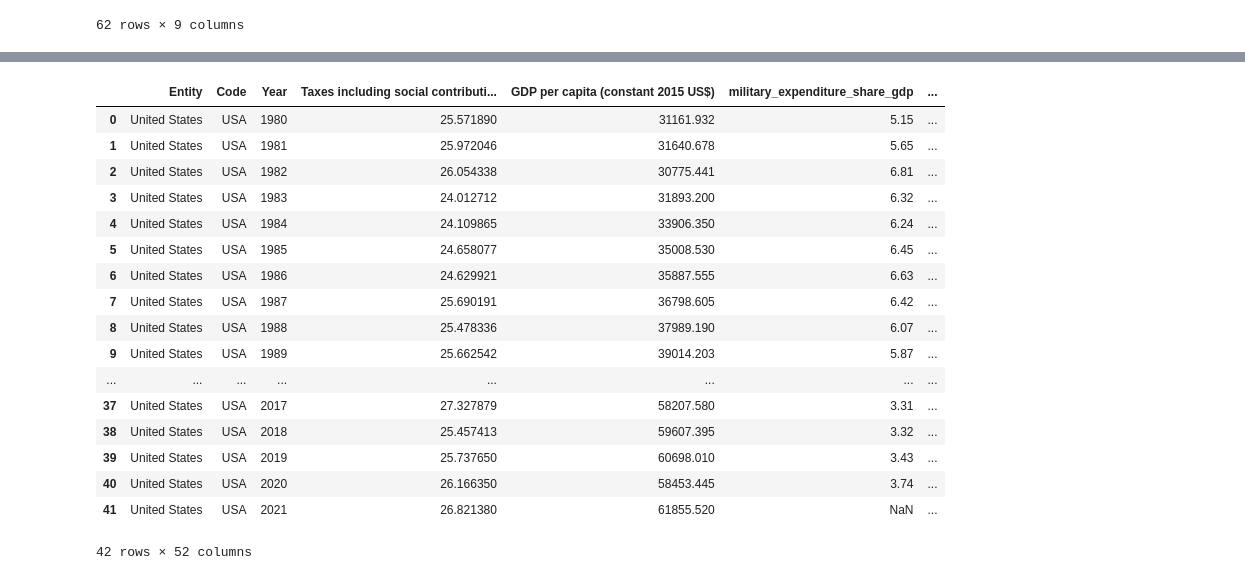
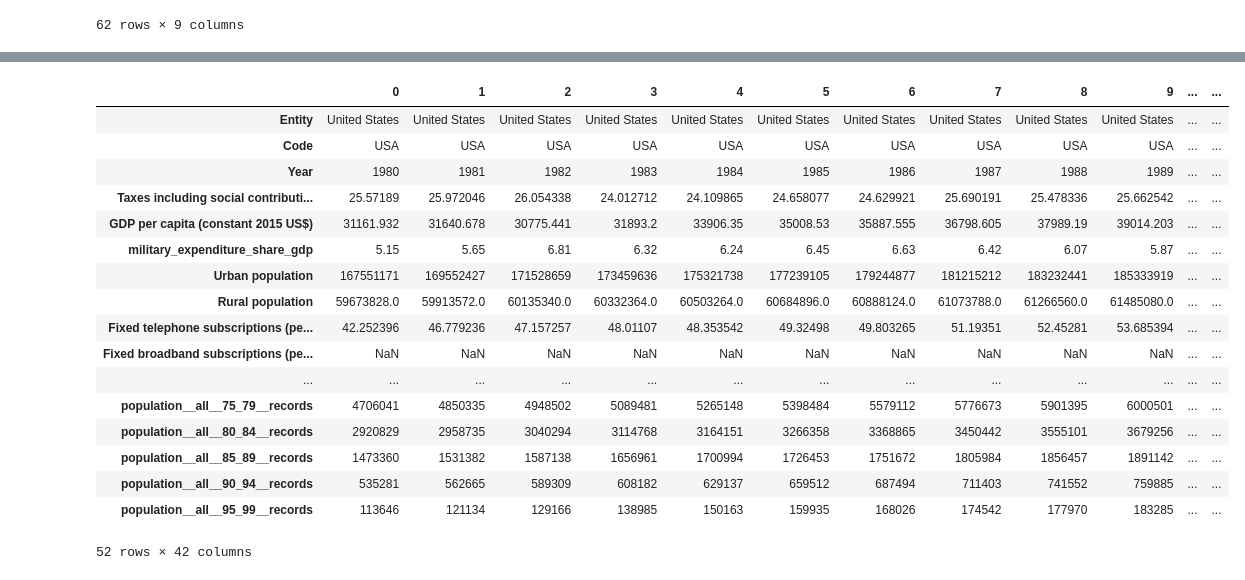
Before and after one commit to Theoceanisfull/Case_Study_Military_Spending_And_Economic_Output_Relationship, a Jupyter notebook: Data_cleaning.ipynb, the cells around one changed output, grey strips where cells are left out. Drawn from its saved outputs; the diff is of its cells as text; code cells hidden in the pictures.

```diff
--- a/Data_cleaning.ipynb
+++ b/Data_cleaning.ipynb
@@ -143,23 +142,23 @@ merged_df
 # %%
 df_project = merged_df
 # %%
-df_project
+df_project.T
 # %% [output]
-|  | Entity | Code | Year | Taxes including social contributi... | GDP per capita (constant 2015 US$) | military_expenditure_share_gdp | ... |
-| 0 | United States | USA | 1980 | 25.571890 | 31161.932 | 5.15 | ... |
-| 1 | United States | USA | 1981 | 25.972046 | 31640.678 | 5.65 | ... |
-| 2 | United States | USA | 1982 | 26.054338 | 30775.441 | 6.81 | ... |
-| 3 | United States | USA | 1983 | 24.012712 | 31893.200 | 6.32 | ... |
-| 4 | United States | USA | 1984 | 24.109865 | 33906.350 | 6.24 | ... |
-| 5 | United States | USA | 1985 | 24.658077 | 35008.530 | 6.45 | ... |
-| 6 | United States | USA | 1986 | 24.629921 | 35887.555 | 6.63 | ... |
-| 7 | United States | USA | 1987 | 25.690191 | 36798.605 | 6.42 | ... |
-| 8 | United States | USA | 1988 | 25.478336 | 37989.190 | 6.07 | ... |
-| 9 | United States | USA | 1989 | 25.662542 | 39014.203 | 5.87 | ... |
-| ... | ... | ... | ... | ... | ... | ... | ... |
-| 37 | United States | USA | 2017 | 27.327879 | 58207.580 | 3.31 | ... |
-| 38 | United States | USA | 2018 | 25.457413 | 59607.395 | 3.32 | ... |
-| 39 | United States | USA | 2019 | 25.737650 | 60698.010 | 3.43 | ... |
-| 40 | United States | USA | 2020 | 26.166350 | 58453.445 | 3.74 | ... |
-| 41 | United States | USA | 2021 | 26.821380 | 61855.520 | NaN | ... |
+|  | 0 | 1 | 2 | 3 | 4 | 5 | 6 | 7 | 8 | 9 | ... | ... |
+| Entity | United States | United States | United States | United States | United States | United States | United States | United States | United States | United States | ... | ... |
+| Code | USA | USA | USA | USA | USA | USA | USA | USA | USA | USA | ... | ... |
+| Year | 1980 | 1981 | 1982 | 1983 | 1984 | 1985 | 1986 | 1987 | 1988 | 1989 | ... | ... |
+| Taxes including social contributi... | 25.57189 | 25.972046 | 26.054338 | 24.012712 | 24.109865 | 24.658077 | 24.629921 | 25.690191 | 25.478336 | 25.662542 | ... | ... |
+| GDP per capita (constant 2015 US$) | 31161.932 | 31640.678 | 30775.441 | 31893.2 | 33906.35 | 35008.53 | 35887.555 | 36798.605 | 37989.19 | 39014.203 | ... | ... |
+| military_expenditure_share_gdp | 5.15 | 5.65 | 6.81 | 6.32 | 6.24 | 6.45 | 6.63 | 6.42 | 6.07 | 5.87 | ... | ... |
+| Urban population | 167551171 | 169552427 | 171528659 | 173459636 | 175321738 | 177239105 | 179244877 | 181215212 | 183232441 | 185333919 | ... | ... |
+| Rural population | 59673828.0 | 59913572.0 | 60135340.0 | 60332364.0 | 60503264.0 | 60684896.0 | 60888124.0 | 61073788.0 | 61266560.0 | 61485080.0 | ... | ... |
+| Fixed telephone subscriptions (pe... | 42.252396 | 46.779236 | 47.157257 | 48.01107 | 48.353542 | 49.32498 | 49.803265 | 51.19351 | 52.45281 | 53.685394 | ... | ... |
+| Fixed broadband subscriptions (pe... | NaN | NaN | NaN | NaN | NaN | NaN | NaN | NaN | NaN | NaN | ... | ... |
+| ... | ... | ... | ... | ... | ... | ... | ... | ... | ... | ... | ... | ... |
+| population__all__75_79__records | 4706041 | 4850335 | 4948502 | 5089481 | 5265148 | 5398484 | 5579112 | 5776673 | 5901395 | 6000501 | ... | ... |
+| population__all__80_84__records | 2920829 | 2958735 | 3040294 | 3114768 | 3164151 | 3266358 | 3368865 | 3450442 | 3555101 | 3679256 | ... | ... |
+| population__all__85_89__records | 1473360 | 1531382 | 1587138 | 1656961 | 1700994 | 1726453 | 1751672 | 1805984 | 1856457 | 1891142 | ... | ... |
+| population__all__90_94__records | 535281 | 562665 | 589309 | 608182 | 629137 | 659512 | 687494 | 711403 | 741552 | 759885 | ... | ... |
+| population__all__95_99__records | 113646 | 121134 | 129166 | 138985 | 150163 | 159935 | 168026 | 174542 | 177970 | 183285 | ... | ... |
-42 rows × 52 columns
+52 rows × 42 columns
```
Also changed, not shown: parts of 8 cells of this notebook, 2 other files.
